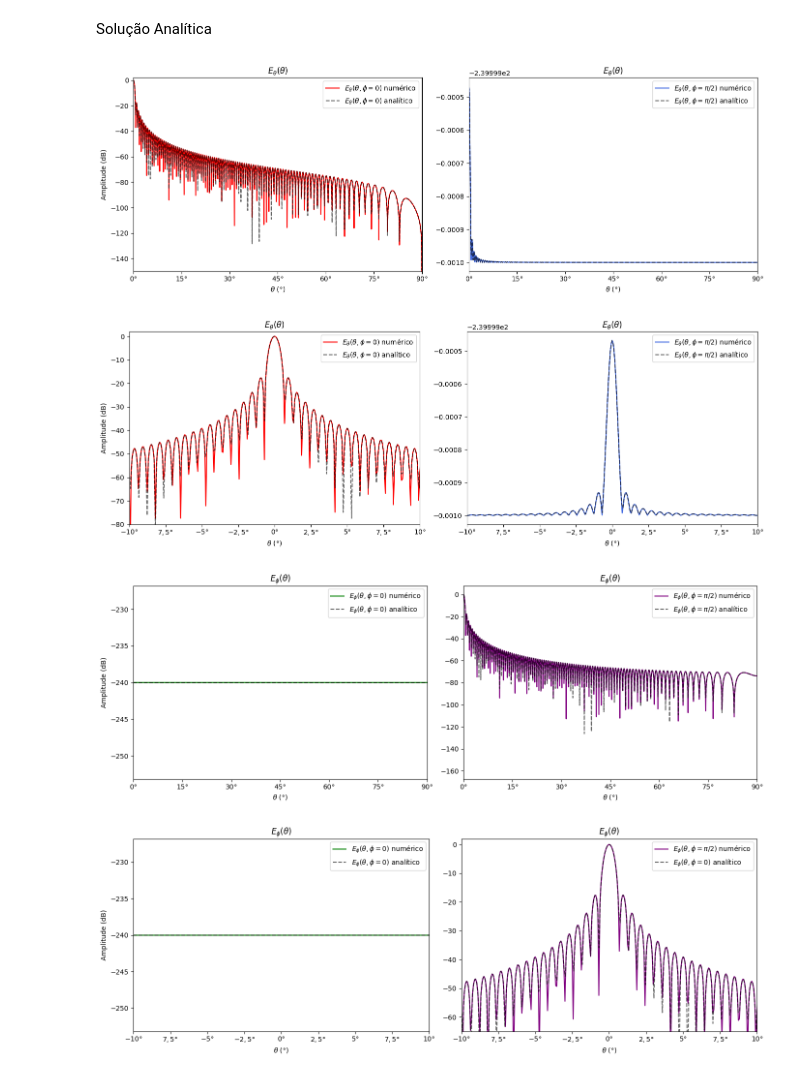
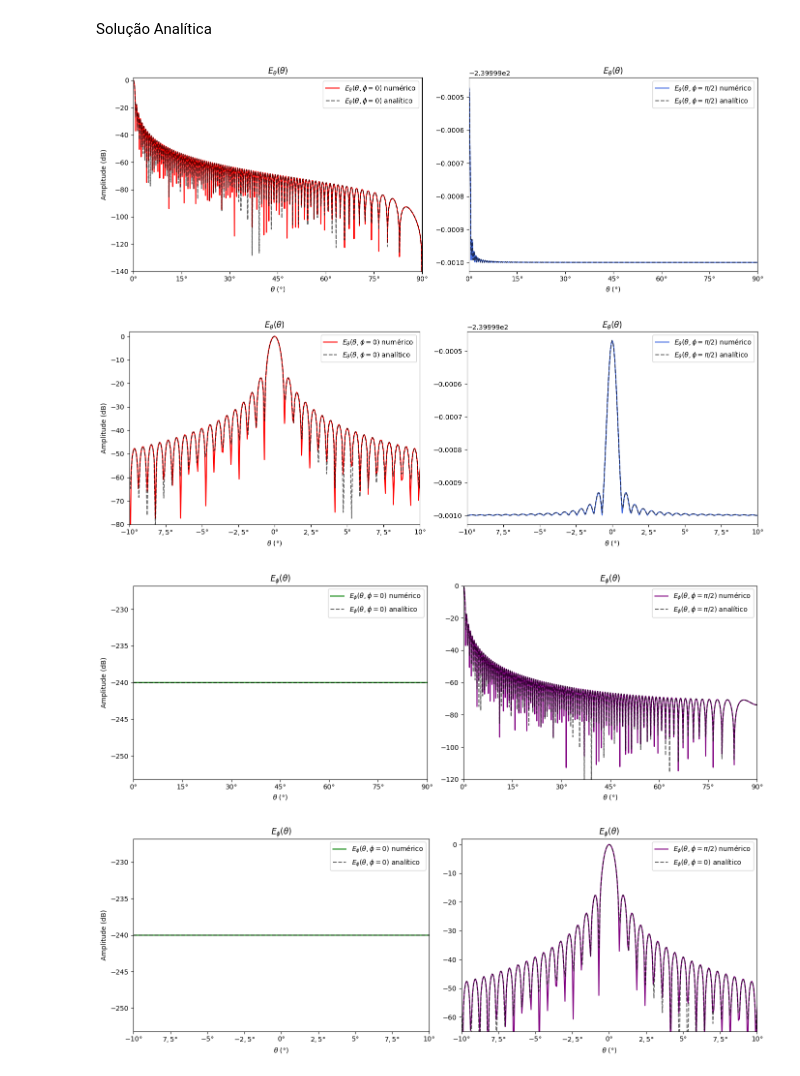
Before and after one commit to andrefsr/Trabalho-Final-Analise-de-Antenas, a Jupyter notebook: parte1.ipynb, the cells around one changed output. Saved outputs shown, nothing was run; the diff lists cells and outputs as text; code cells hidden in the pictures.

```diff
--- a/parte1.ipynb
+++ b/parte1.ipynb
@@ -86,7 +86,7 @@ for i in [0,1]:
     ax[i].set_xlabel(r'$\theta$ (°)')
     ax[i].legend()
 
-ax[0].set_ylim(-150,2)
+ax[0].set_ylim(-140,2)
 ax[0].set_ylabel('Amplitude (dB)')
 
 plt.tight_layout()
@@ -136,35 +136,36 @@ for i in [0,1]:
     ax[i].set_xlabel(r'$\theta$ (°)')
 
 ax[0].set_ylabel('Amplitude (dB)')
+ax[1].set_ylim(-120,0)
 
 plt.tight_layout()
 plt.show()
 
 fig, ax = plt.subplots(1,2,figsize=(14,5))
 
 ax[0].set_title(r'$E_\phi(\theta)$')
 ax[1].set_title(r'$E_\phi(\theta)$')
 
 ax[0].plot(theta,np.real(E_phi[:,0]),label=r'$E_{\phi}(\theta,\phi=0)$ numérico',color='green')
 ax[0].plot(theta2,np.real(Ea_phi[:,0]),label=r'$E_{\phi}(\theta,\phi=0)$ analítico',color='black',ls='--',alpha=0.6)
 
 ax[1].plot(theta,np.real(E_phi[:,-1]),label=r'$E_{\phi}(\theta,\phi=\pi/2)$ numérico',color='purple')
 ax[1].plot(theta2,np.real(Ea_phi[:,-1]),label=r'$E_{\phi}(\theta,\phi=0)$ analítico',color='black',ls='--',alpha=0.6)
 
 for i in [0,1]:
     ax[i].set_xticks([ -pi/18,-1.5*pi/36,-pi/36,-0.5*pi/36 ,0,0.5*pi/36,pi/36,1.5*pi/36, pi/18],
                      [r"$-10°$",r"$7,5°$",r"$-5°$",r"$-2,5°$" ,r"$0°$",r"$2,5°$",r"$5°$",r"$7,5°$", r"$10°$"])
     ax[i].set_xlim(-pi/18,pi/18)
     ax[i].set_xlabel(r'$\theta$ (°)')
     ax[i].legend()
 
 ax[1].set_ylim(-65,2)
 ax[0].set_ylabel('Amplitude (dB)')
 
 plt.tight_layout()
 plt.show()
 # %% [output]
-[figure, old version]
+[figure, new version]
 [figure]
-[figure, old version]
+[figure, new version]
 [figure]
```
Also changed, not shown: 1 other file.
